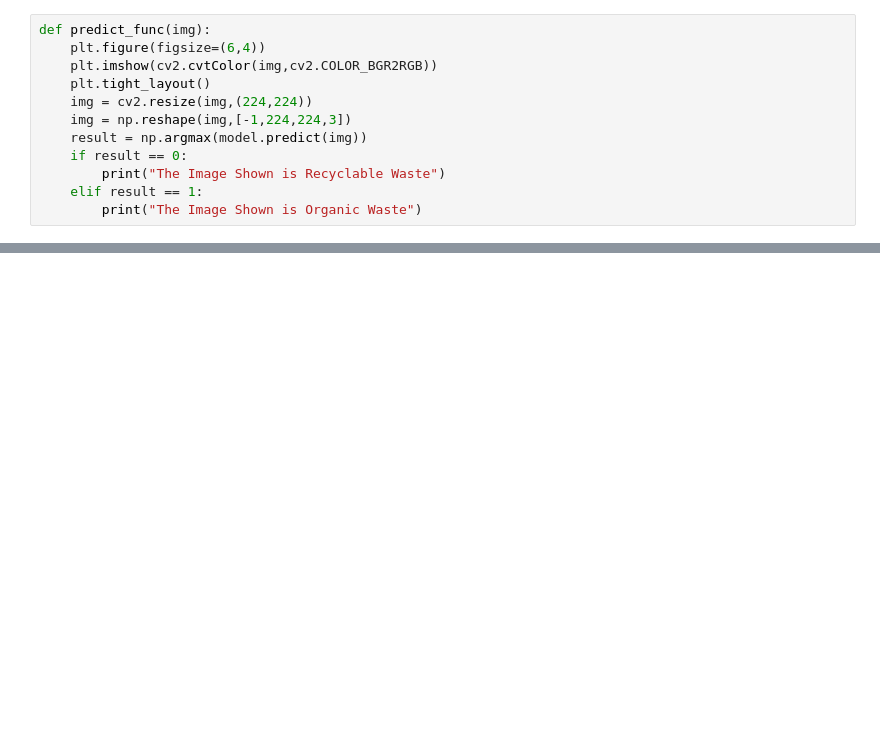
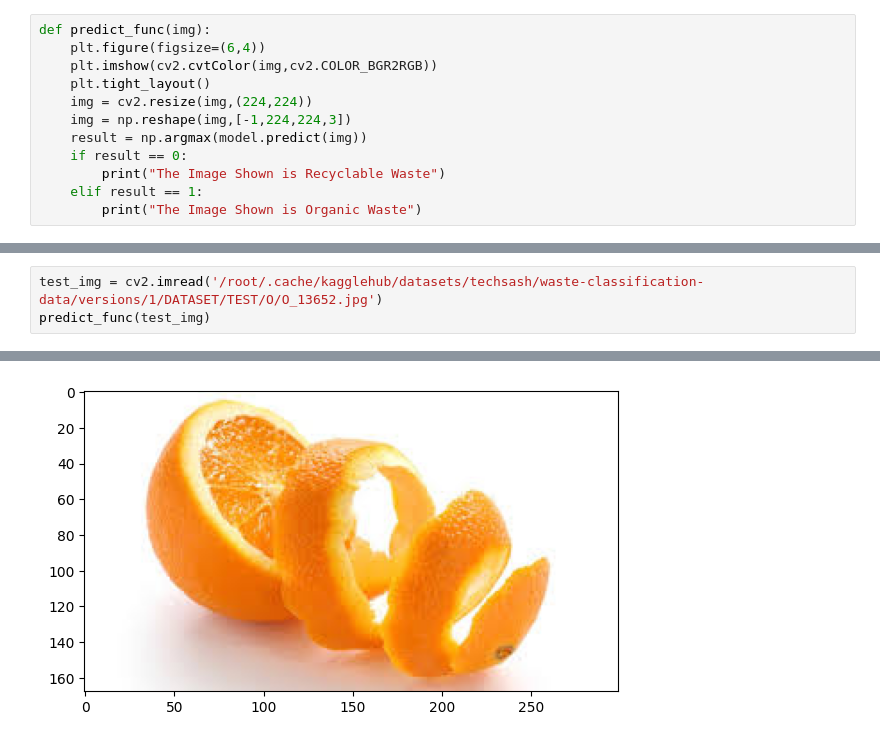
Before and after one commit to Venkat-6105/Waste-Classification-Using-CNN-Model, a Jupyter notebook: WM_CNN.ipynb, the cells around one changed output, grey strips where cells are left out. Drawn from its saved outputs; the diff is of its cells as text; blank space fills up the shorter version.

```diff
--- a/WM_CNN.ipynb
+++ b/WM_CNN.ipynb
@@ -202,0 +183,4 @@ The Image Shown is Organic Waste
+# %%
+test_img = cv2.imread('/root/.cache/kagglehub/datasets/techsash/waste-classification-data/versions/1/DATASET/TEST/O/O_13652.jpg')
+predict_func(test_img)
+# %% [output]
@@ -202,0 +189 @@ The Image Shown is Organic Waste
+[figure, added]
```
Also changed, not shown: parts of 10 cells of this notebook.
